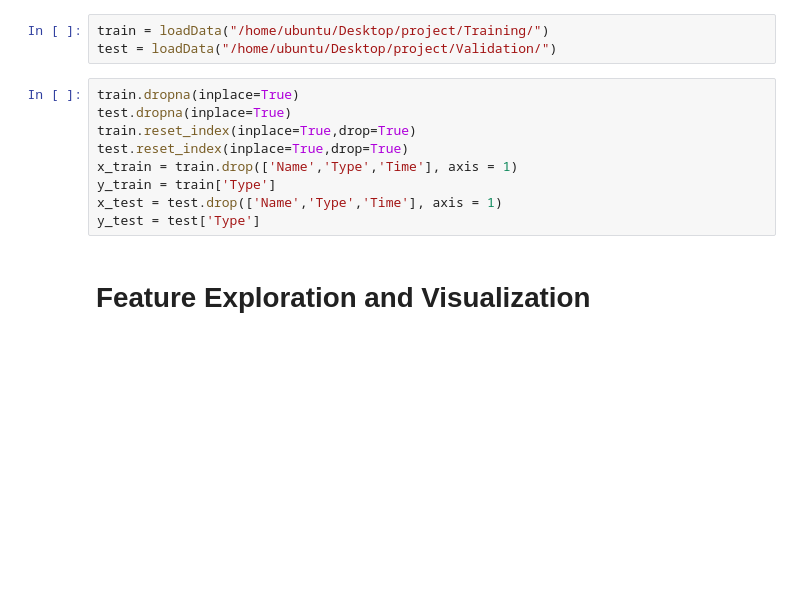
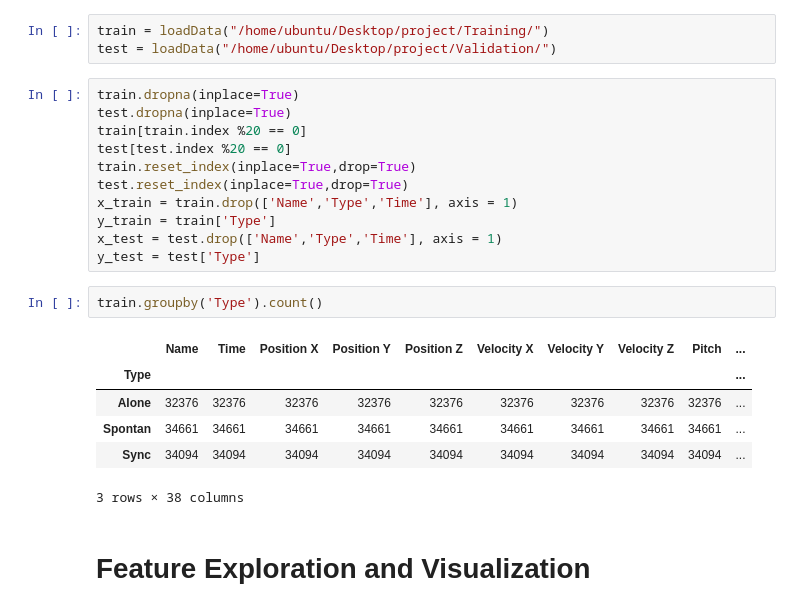
Before and after one commit to RoiPeleg/Datavis-project, a Jupyter notebook: hand recogntion.ipynb, the cells around one changed output. Cells and saved outputs as stored; diff of their text form; blank space fills up the shorter version.

```diff
--- a/hand recogntion.ipynb
+++ b/hand recogntion.ipynb
@@ -125,12 +127,23 @@ test = loadData("/home/ubuntu/Desktop/project/Validation/")
 # %%
 train.dropna(inplace=True)
 test.dropna(inplace=True)
+train[train.index %20 == 0]
+test[test.index %20 == 0]
 train.reset_index(inplace=True,drop=True)
 test.reset_index(inplace=True,drop=True)
 x_train = train.drop(['Name','Type','Time'], axis = 1)
 y_train = train['Type']
 x_test = test.drop(['Name','Type','Time'], axis = 1)
 y_test = test['Type']
+# %%
+train.groupby('Type').count()
+# %% [output]
+|  | Name | Time | Position X | Position Y | Position Z | Velocity X | Velocity Y | Velocity Z | Pitch | ... |
+| Type |  |  |  |  |  |  |  |  |  | ... |
+| Alone | 32376 | 32376 | 32376 | 32376 | 32376 | 32376 | 32376 | 32376 | 32376 | ... |
+| Spontan | 34661 | 34661 | 34661 | 34661 | 34661 | 34661 | 34661 | 34661 | 34661 | ... |
+| Sync | 34094 | 34094 | 34094 | 34094 | 34094 | 34094 | 34094 | 34094 | 34094 | ... |
+3 rows × 38 columns
 # %% [markdown]
 # Feature Exploration and Visualization
 # %%
```
Also changed, not shown: parts of 11 cells of this notebook.
